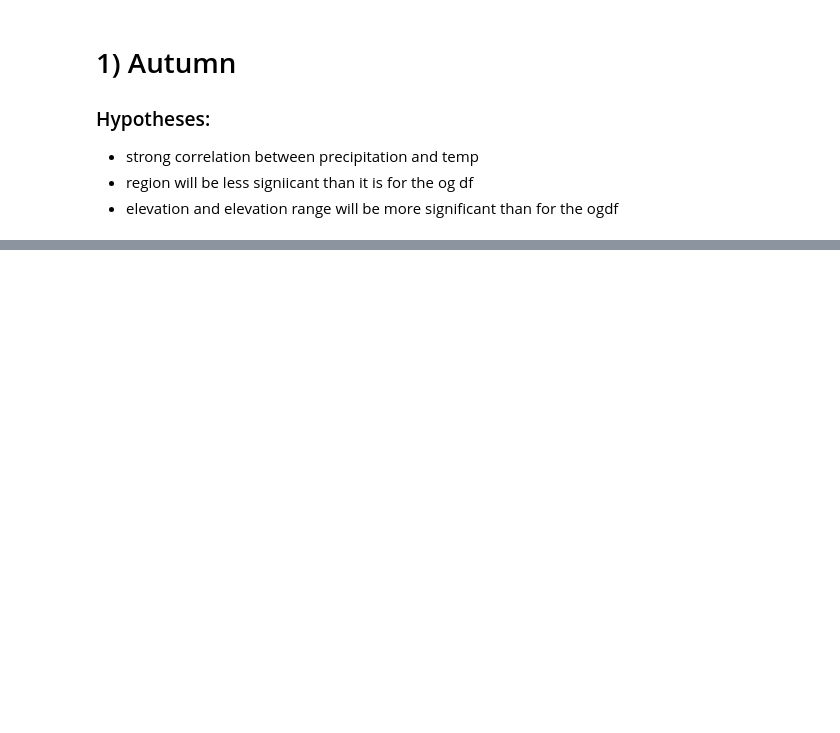
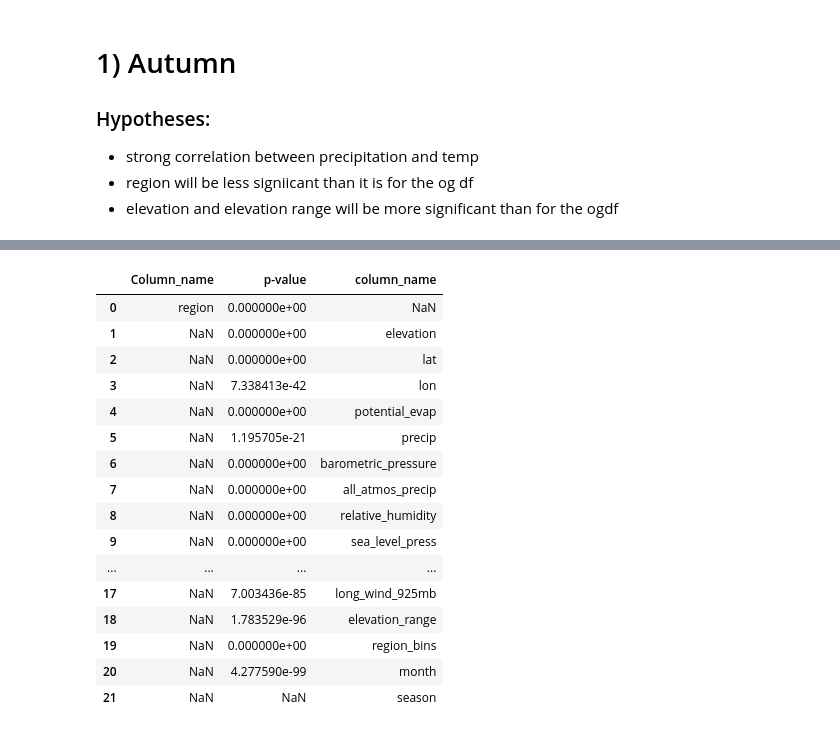
Before and after one commit to Naomi-SB/playing_around, a Jupyter notebook: Capstone_Contd 2.ipynb, the cells around one changed output, grey strips where cells are left out. Saved outputs shown, nothing was run; the diff lists cells and outputs as text; code cells hidden in the pictures; blank space fills up the shorter version.

```diff
--- a/Capstone_Contd 2.ipynb
+++ b/Capstone_Contd 2.ipynb
@@ -107,0 +152,31 @@ addedd
+# %%
+
+#Winter:
+w_corrs = list(winter.columns)
+w_corrs.remove('mean_temp')
+w_corrs.remove('startdate')
+# %%
+metric_df = pd.DataFrame()
+for col in w_corrs:
+    corr, p = stats.spearmanr(winter[col], winter['mean_temp'])
+    metric_df = make_metric(metric_df, col, p)
+
+metric_df
+# %% [output]
+|  | Column_name | p-value | column_name |
+| 0 | region | 0.000000e+00 | NaN |
+| 1 | NaN | 0.000000e+00 | elevation |
+| 2 | NaN | 0.000000e+00 | lat |
+| 3 | NaN | 7.338413e-42 | lon |
+| 4 | NaN | 0.000000e+00 | potential_evap |
+| 5 | NaN | 1.195705e-21 | precip |
+| 6 | NaN | 0.000000e+00 | barometric_pressure |
+| 7 | NaN | 0.000000e+00 | all_atmos_precip |
+| 8 | NaN | 0.000000e+00 | relative_humidity |
+| 9 | NaN | 0.000000e+00 | sea_level_press |
+| ... | ... | ... | ... |
+| 17 | NaN | 7.003436e-85 | long_wind_925mb |
+| 18 | NaN | 1.783529e-96 | elevation_range |
+| 19 | NaN | 0.000000e+00 | region_bins |
+| 20 | NaN | 4.277590e-99 | month |
+| 21 | NaN | NaN | season |
```
Also changed, not shown: parts of 11 cells of this notebook.
